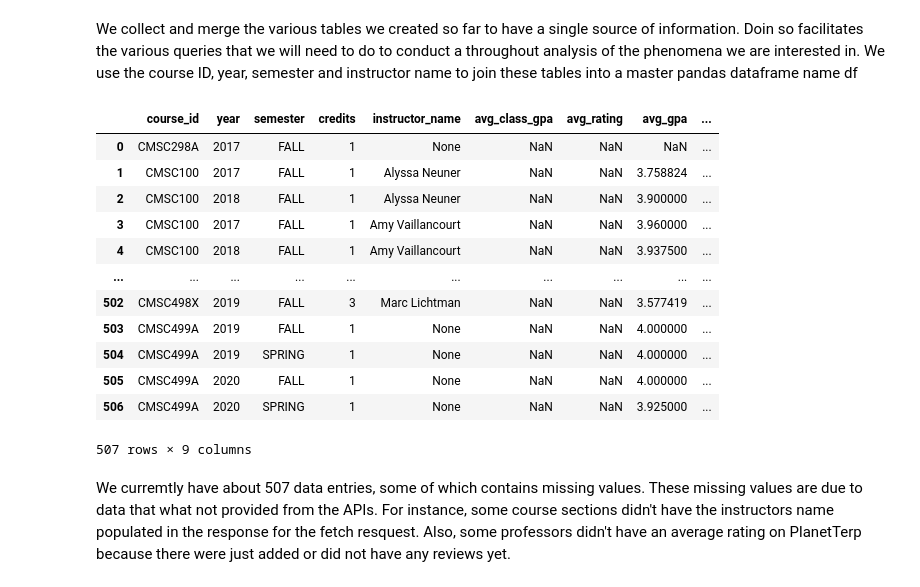
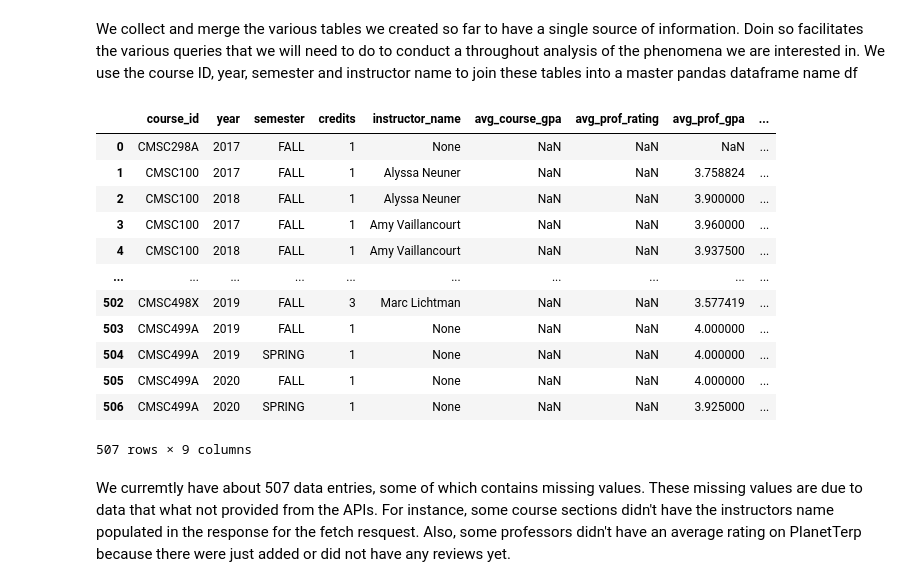
Before and after one commit to WesJD/cmsc320-final, a Jupyter notebook: project.ipynb, the cells around one changed output. Cells and saved outputs as stored; diff of their text form; code cells hidden in the pictures.

```diff
--- a/project.ipynb
+++ b/project.ipynb
@@ -379,37 +379,37 @@ We collect and merge the various tables we  created so far to have a single sour
 import pandas as pd
 
 query = """
 SELECT
     courses.id AS course_id,
     courses.year,
     courses.semester,
     courses.credits,
     course_grades.instructor_name,
-    instructor_reviews.avg_class_gpa,
-    AVG(instructor_reviews.rating) AS avg_rating,
-    AVG(course_grades.gpa) AS avg_gpa,
+    instructor_reviews.avg_class_gpa AS avg_course_gpa,
+    AVG(instructor_reviews.rating) AS avg_prof_rating,
+    AVG(course_grades.gpa) AS avg_prof_gpa,
     SUM(course_grades.num_drops) AS total_num_drops
 FROM courses
 LEFT JOIN course_grades
     ON course_grades.course = courses.id
     AND course_grades.year = courses.year
     AND course_grades.semester = courses.semester
 LEFT JOIN instructor_reviews
     ON instructor_reviews.course = courses.id
     AND instructor_reviews.instructor_name = course_grades.instructor_name
 /*WHERE course_grades.course = 'CMSC132'*/
 GROUP BY
     course_grades.course,
     course_grades.instructor_name,
     course_grades.year,
     course_grades.semester
 """
 with open_conn() as conn:
     df = pd.read_sql(sql=query, con=conn, index_col="course_id")
     df = df.reset_index(0)
     display(df)
 # %% [output]
-|  | course_id | year | semester | credits | instructor_name | avg_class_gpa | avg_rating | avg_gpa | ... |
+|  | course_id | year | semester | credits | instructor_name | avg_course_gpa | avg_prof_rating | avg_prof_gpa | ... |
 | 0 | CMSC298A | 2017 | FALL | 1 | None | NaN | NaN | NaN | ... |
 | 1 | CMSC100 | 2017 | FALL | 1 | Alyssa Neuner | NaN | NaN | 3.758824 | ... |
 | 2 | CMSC100 | 2018 | FALL | 1 | Alyssa Neuner | NaN | NaN | 3.900000 | ... |
```
Also changed, not shown: parts of 15 cells of this notebook.
